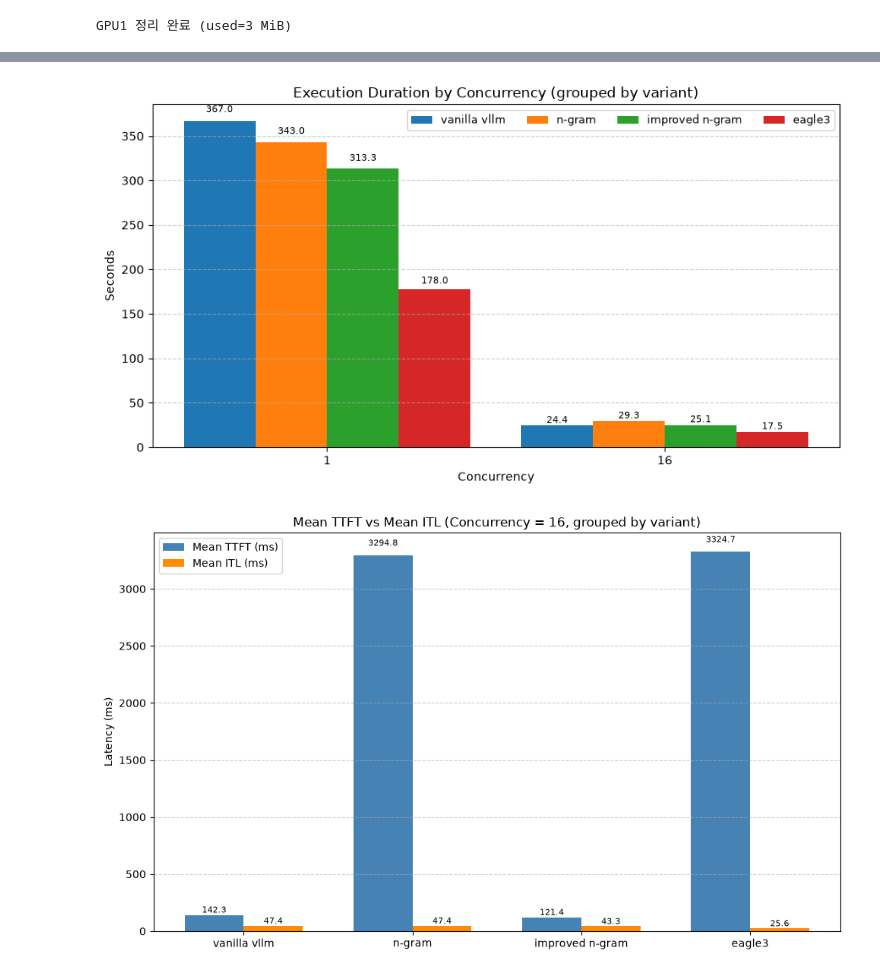
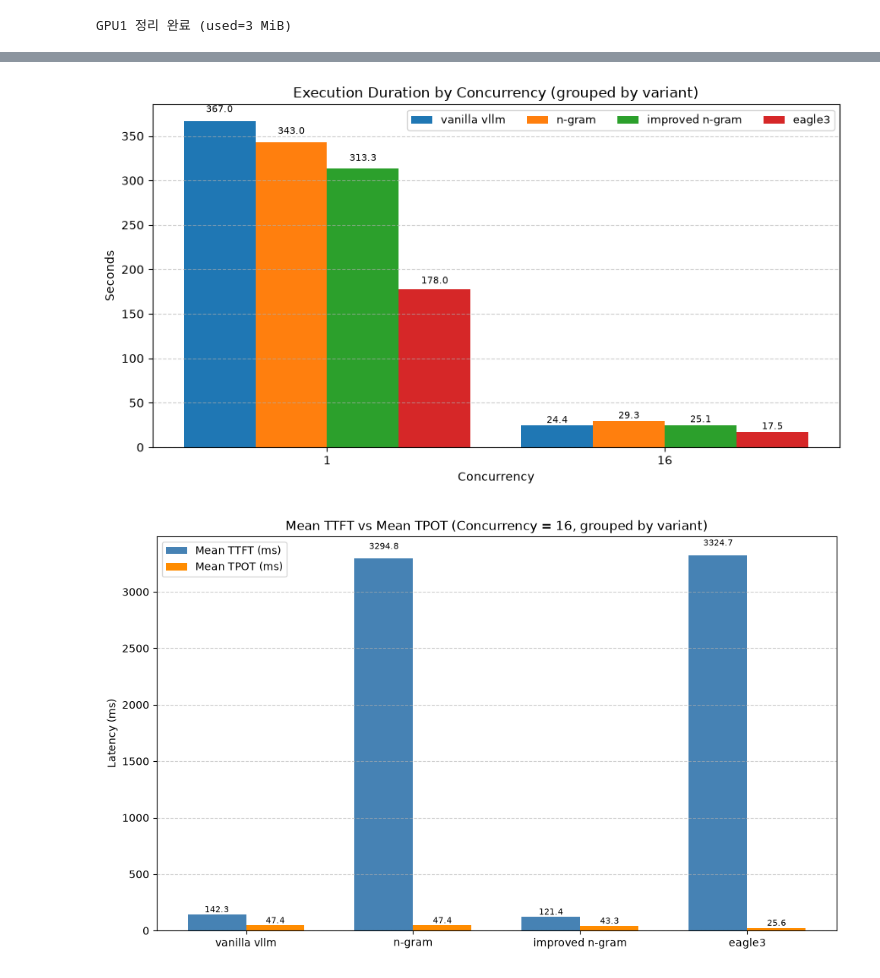
Before and after one commit to sirzzang/sirzzang.github.io, a Jupyter notebook: assets/data/llmso-ch07-speculative-decoding/llmso-ch07-speculative-decoding.ipynb, the cells around one changed output, grey strips where cells are left out. Drawn from its saved outputs; the diff is of its cells as text; code cells hidden in the pictures.

```diff
--- a/assets/data/llmso-ch07-speculative-decoding/llmso-ch07-speculative-decoding.ipynb
+++ b/assets/data/llmso-ch07-speculative-decoding/llmso-ch07-speculative-decoding.ipynb
@@ -709,33 +709,33 @@ plt.show()
 # =====================================================
 # Plot 4: Latency (Mean TTFT vs Mean TPOT) — concurrency = 16
 # =====================================================
 fig, ax = plt.subplots(figsize=(10, 6))
 
 x = np.arange(len(variant_labels))
 bar_width = 0.35
 
 # Use index [1, :] for concurrency = 16
 ttft_vals = mean_ttft[1, :]
 tpot_vals = mean_tpot[1, :]
 
 plt.bar(x - bar_width/2, ttft_vals, width=bar_width, label='Mean TTFT (ms)', color='steelblue')
-plt.bar(x + bar_width/2, tpot_vals, width=bar_width, label='Mean ITL (ms)', color='darkorange')
+plt.bar(x + bar_width/2, tpot_vals, width=bar_width, label='Mean TPOT (ms)', color='darkorange')
 
 # Add numeric labels
 for pos, val in zip(x - bar_width/2, ttft_vals):
     plt.text(pos, val * 1.02, f"{val:.1f}", ha='center', va='bottom', fontsize=8)
 for pos, val in zip(x + bar_width/2, tpot_vals):
     plt.text(pos, val * 1.02, f"{val:.1f}", ha='center', va='bottom', fontsize=8)
 
 plt.xticks(x, variant_labels)
 plt.ylabel("Latency (ms)")
-plt.title("Mean TTFT vs Mean ITL (Concurrency = 16, grouped by variant)")
+plt.title("Mean TTFT vs Mean TPOT (Concurrency = 16, grouped by variant)")
 plt.legend()
 plt.grid(axis='y', linestyle='--', alpha=0.6)
 plt.tight_layout()
 plt.show()
 # %% [output]
 [figure]
 [figure]
 [figure]
-[figure, old version]
+[figure, new version]
```
Also changed, not shown: parts of 1 cell of this notebook, 22 other files.
